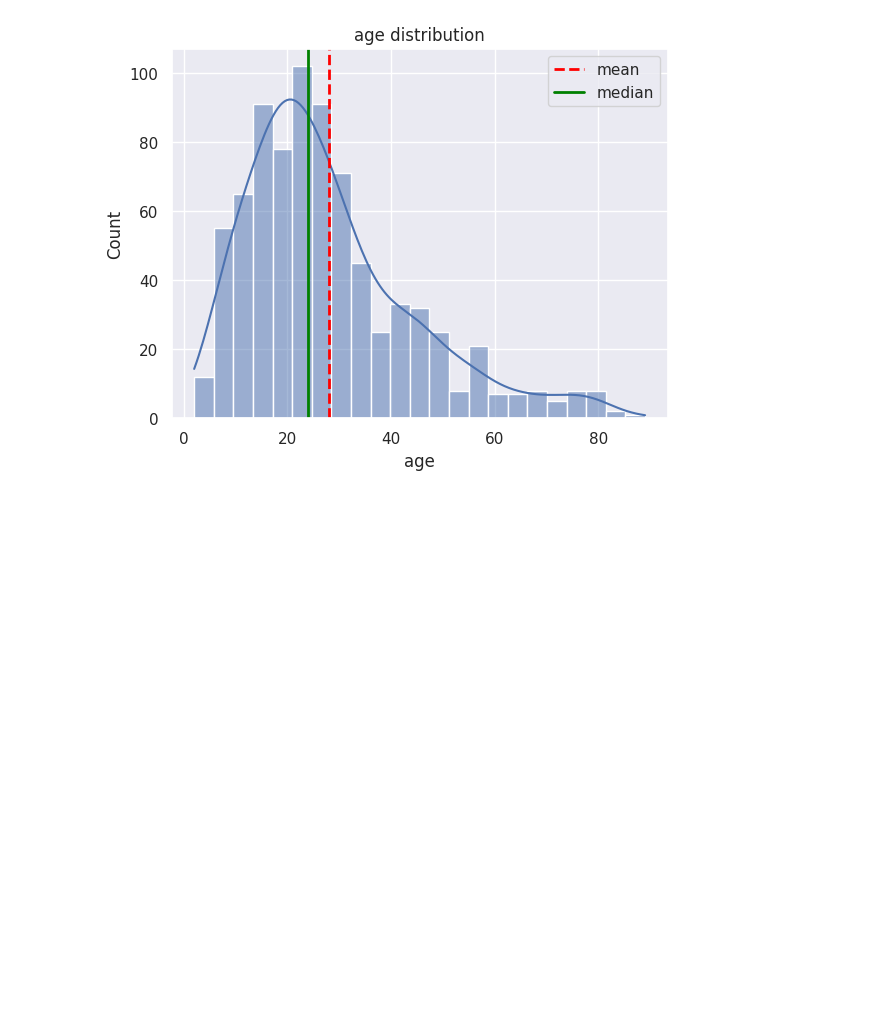
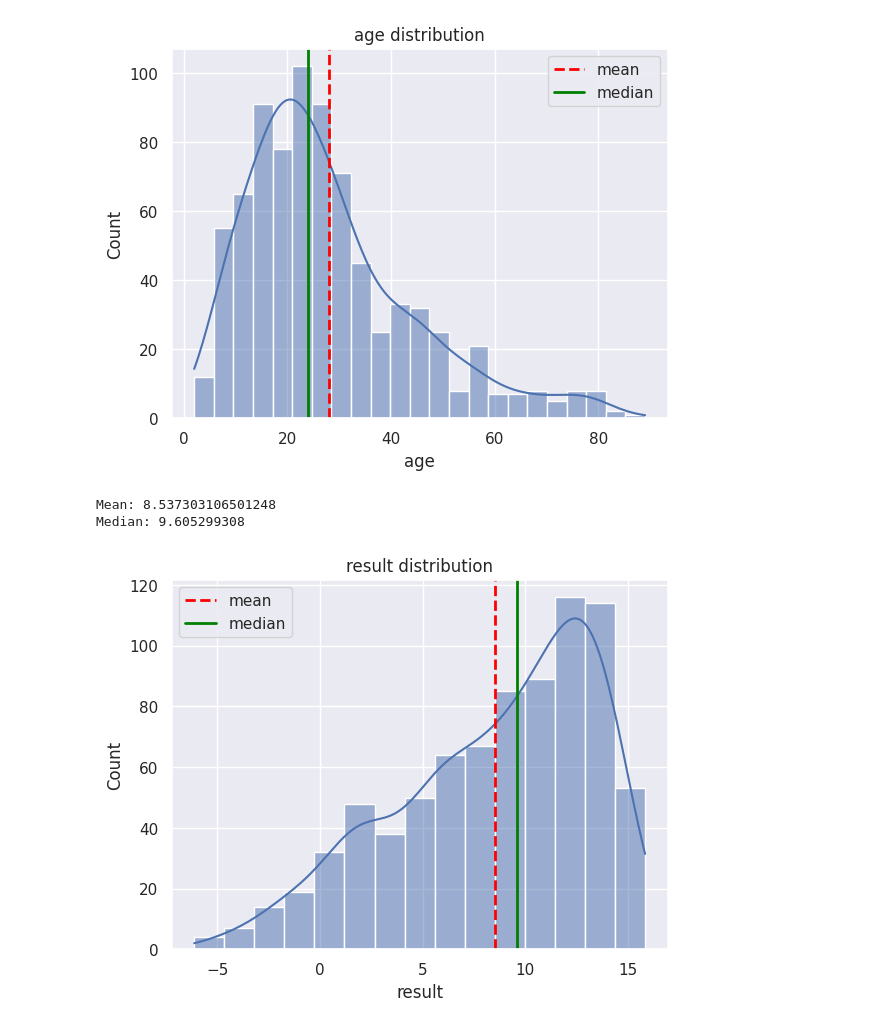
Before and after one commit to kamijoseph/Autism-Model, a Jupyter notebook: notebooks/main.ipynb, the cells around one changed output. Saved outputs shown, nothing was run; the diff lists cells and outputs as text; code cells hidden in the pictures; blank space fills up the shorter version.

Commit message:
results distribution with mean and median charted on the histogram plot

```diff
--- a/notebooks/main.ipynb
+++ b/notebooks/main.ipynb
@@ -255,3 +255,34 @@ plt.show()
 Mean: 27.96375
 Median: 24.0
 [figure]
+# %%
+# histogram for result
+result_mean = data["result"].mean()
+result_median = data["result"].median()
+print(f"Mean: {result_mean}")
+print(f"Median: {result_median}")
+
+sns.histplot(
+    data["result"], kde=True
+)
+plt.title("result distribution")
+plt.axvline(
+    result_mean,
+    color = "red",
+    linestyle = "--",
+    linewidth = 2,
+    label = "mean"
+)
+plt.axvline(
+    result_median,
+    color = "green",
+    linestyle = "-",
+    linewidth = 2,
+    label = "median"
+)
+plt.legend()
+plt.show()
+# %% [output]
+Mean: 8.537303106501248
+Median: 9.605299308
+[figure, added]
```
Also changed, not shown: 1 other file.
